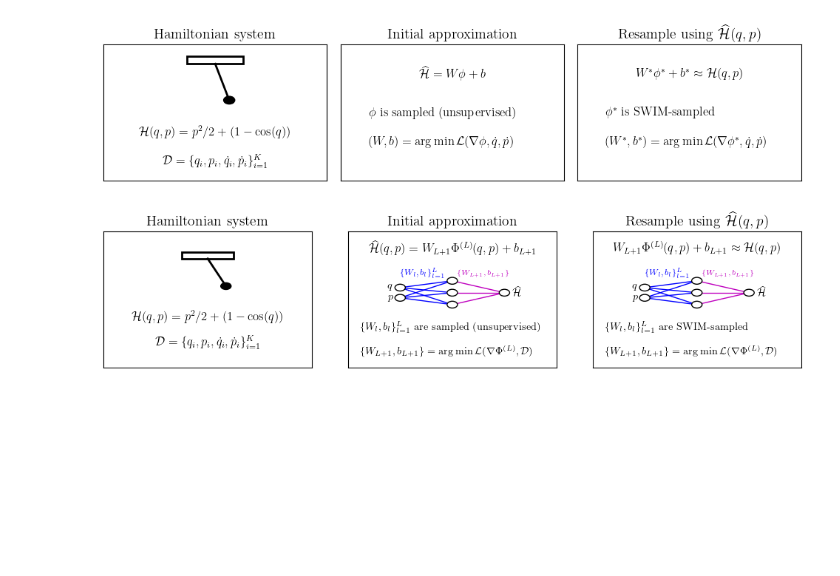
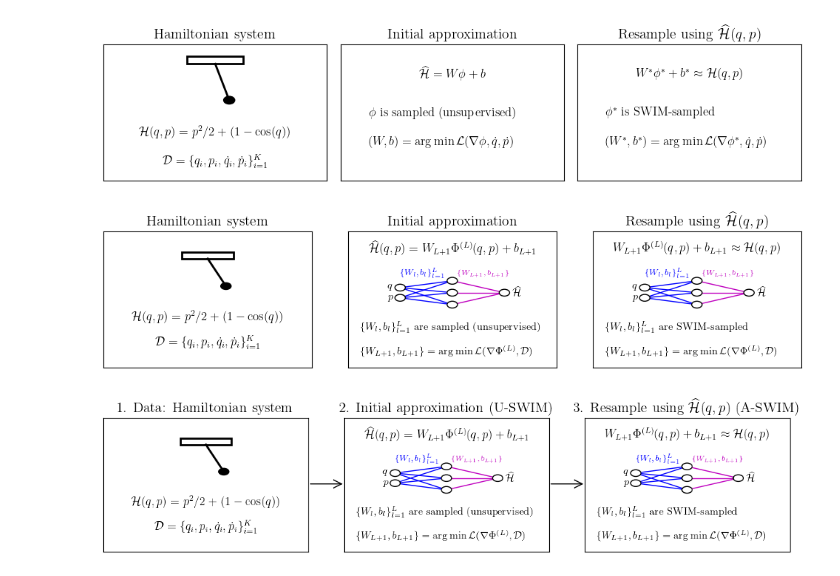
Before and after one commit to AlphaGergedan/Sampling-HNNs, a Jupyter notebook: approx-swim-idea.ipynb, the cells around one changed output. Drawn from its saved outputs; the diff is of its cells as text; code cells hidden in the pictures; blank space fills up the shorter version.

Commit message:
update intro figure with arrows

```diff
--- a/approx-swim-idea.ipynb
+++ b/approx-swim-idea.ipynb
@@ -151,3 +151,96 @@ fig.tight_layout()
 fig.savefig("plots/approx-swim-idea-with-nn.pdf")
 # %% [output]
 [figure]
+# %%
+import matplotlib.pyplot as plt
+from matplotlib.patches import FancyArrowPatch
+import numpy as np
+
+# draw neural network
+def draw_neural_network(ax, start=(-1.0, 0.2)):
+    start_x, start_y = start
+
+    # input nodes
+    ax.add_patch(plt.Circle((start_x, start_y+0.15), 0.1, color="w", ec="k", zorder=4, lw=1))
+    ax.add_patch(plt.Circle((start_x, start_y-0.15), 0.1, color="w", ec="k", zorder=4, lw=1))
+    ax.text(start_x-0.25, start_y+0.125, r"$q$", fontsize="small")
+    ax.text(start_x-0.25, start_y-0.2, r"$p$", fontsize="small")
+
+    # hidden nodes
+    ax.add_patch(plt.Circle((start_x+1.0, start_y-0.35), 0.1, color="w", ec="k", zorder=4, lw=1))
+    ax.add_patch(plt.Circle((start_x+1.0, start_y+0.35), 0.1, color="w", ec="k", zorder=4, lw=1))
+    ax.add_patch(plt.Circle((start_x+1.0, start_y), 0.1, color="w", ec="k", zorder=4, lw=1))
+
+    # edges to hidden nodes
+    ax.add_line(plt.Line2D([start_x, start_x+1.0], [start_y+0.15, start_y-0.35], c="b", linewidth=1))
+    ax.add_line(plt.Line2D([start_x, start_x+1.0], [start_y+0.15, start_y+0.35], c="b", linewidth=1))
+    ax.add_line(plt.Line2D([start_x, start_x+1.0], [start_y+0.15, start_y], c="b", linewidth=1))
+    ax.add_line(plt.Line2D([start_x, start_x+1.0], [start_y-0.15, start_y-0.35], c="b", linewidth=1))
+    ax.add_line(plt.Line2D([start_x, start_x+1.0], [start_y-0.15, start_y+0.35], c="b", linewidth=1))
+    ax.add_line(plt.Line2D([start_x, start_x+1.0], [start_y-0.15, start_y], c="b", linewidth=1))
+    ax.text(start_x, start_y+0.5, r"$\{W_{l},b_{l}\}_{l=1}^{L}$", fontsize="x-small", c="blue")
+
+    # output node
+    ax.add_patch(plt.Circle((start_x+2.0, start_y), 0.1, color="w", ec="k", zorder=4, lw=1))
+    ax.text(start_x+2.15, start_y-0.1, r"$\widehat{\mathcal{H}}$", fontsize="small")
+
+    # edges to output node
+    ax.add_line(plt.Line2D([start_x+1.0, start_x+2.0], [start_y-0.35, start_y], c="m", linewidth=1))
+    ax.add_line(plt.Line2D([start_x+1.0, start_x+2.0], [start_y+0.35, start_y], c="m", linewidth=1))
+    ax.add_line(plt.Line2D([start_x+1.0, start_x+2.0], [start_y, start_y], c="m", linewidth=1))
+    ax.text(start_x+1.1, start_y+0.5, r"$\{W_{L+1}, b_{L+1}\}$", fontsize="xx-small", c="m")
+
+fig, ((ax1, ax2, ax3)) = plt.subplots(1, 3, figsize=(10,4*golden_ratio), dpi=100)
+
+# draw pendulum
+L = 0.7
+angle = np.pi / 6
+pivot = [0, 1.2]
+pendulum_end = [L * np.sin(angle), 1 - L * np.cos(angle)]
+ax1.add_patch(plt.Rectangle((-0.5, 1.2), 1, 0.2, fill=False, color="k", lw=2))
+ax1.plot([pivot[0], pendulum_end[0]], [pivot[1], pendulum_end[1]], "k", lw=2)
+ax1.add_patch(plt.Circle((pendulum_end[0], pendulum_end[1]), 0.1, color="k"))
+ax1.text(0, -0.5, r"$\mathcal{H}(q, p) = p^2 / 2 + (1 - \cos(q))$", ha="center", va="center")
+ax1.text(0, -1.25,   r"$\mathcal{D}=\{q_i, p_i, \dot{q}_i, \dot{p}_i\}_{i=1}^{K}$", ha="center", va="center")
+ax1.set_xlim(-2, 2)
+ax1.set_ylim(-2, 2)
+ax1.set_xticks([])
+ax1.set_yticks([])
+ax1.set_title("1. Data: Hamiltonian system")
+
+# initial approximation (ELM or U-SWIM)
+ax2.text(0, 1.5, r"$\widehat{\mathcal{H}}(q,p) = W_{L+1} \Phi^{(L)}(q,p) + b_{L+1}$", ha="center", va="center")
+draw_neural_network(ax2)
+ax2.text(-1.75, -0.8,   r"$\{W_l, b_l\}_{l=1}^{L}$ are sampled (unsupervised)", ha="left", va="center", fontsize="small")
+ax2.text(-1.75, -1.5,   r"$\{W_{L+1},b_{L+1}\} = \arg\min \mathcal{L}(\nabla \Phi^{(L)}, \mathcal{D})$", ha="left", va="center", fontsize="small")
+ax2.set_xlim(-2, 2)
+ax2.set_ylim(-2, 2)
+ax2.set_xticks([])
+ax2.set_yticks([])
+ax2.set_title("2. Initial approximation (U-SWIM)")
+
+# Resample using the initial approximation
+ax3.text(0, 1.5, r"$W_{L+1} \Phi^{(L)}(q,p) + b_{L+1} \approx \mathcal{H}(q,p)$", ha="center", va="center")
+draw_neural_network(ax3)
+ax3.text(-1.75, -0.8, r"$\{W_l, b_l\}_{l=1}^{L}$ are SWIM-sampled", ha="left", va="center", fontsize="small")
+ax3.text(-1.75, -1.5, r"$\{W_{L+1}, b_{L+1}\} = \arg\min \mathcal{L}(\nabla \Phi^{(L)}, \mathcal{D})   $", ha="left", va="center", fontsize="small")
+
+ax3.set_xlim(-2, 2)
+ax3.set_ylim(-2, 2)
+ax3.set_xticks([])
+ax3.set_yticks([])
+ax3.set_title(r"3. Resample using $\widehat{\mathcal{H}}(q,p)$ (A-SWIM)")
+
+# plot arrows
+arrow_1 = FancyArrowPatch((0.3, 0.45), (0.35, 0.45), transform=fig.transFigure,
+                          arrowstyle='->', mutation_scale=20, color='black')
+arrow_2 = FancyArrowPatch((0.631, 0.45), (0.681, 0.45), transform=fig.transFigure,
+                          arrowstyle='->', mutation_scale=20, color='black')
+
+fig.add_artist(arrow_1)
+fig.add_artist(arrow_2)
+
+fig.tight_layout()
+fig.savefig("plots/approx-swim-idea-with-nn-and-arrows.pdf")
+# %% [output]
+[figure, added]
```
Also changed, not shown: 1 other file.
